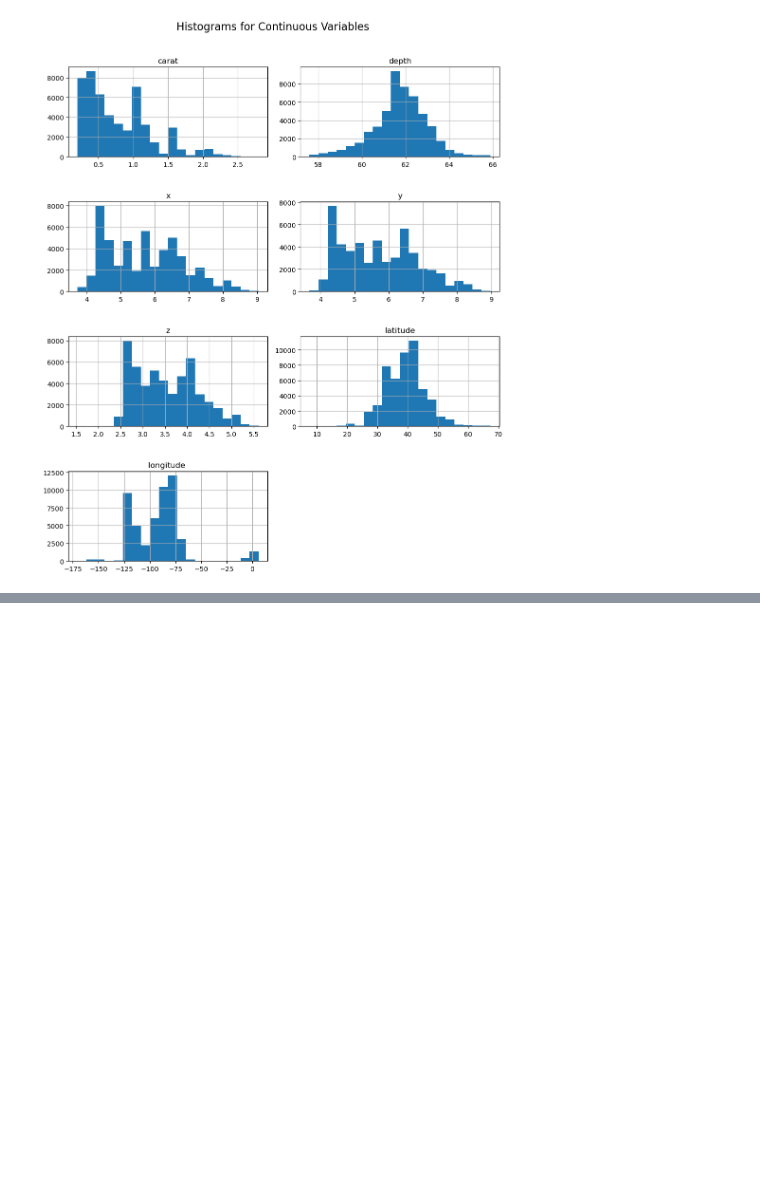
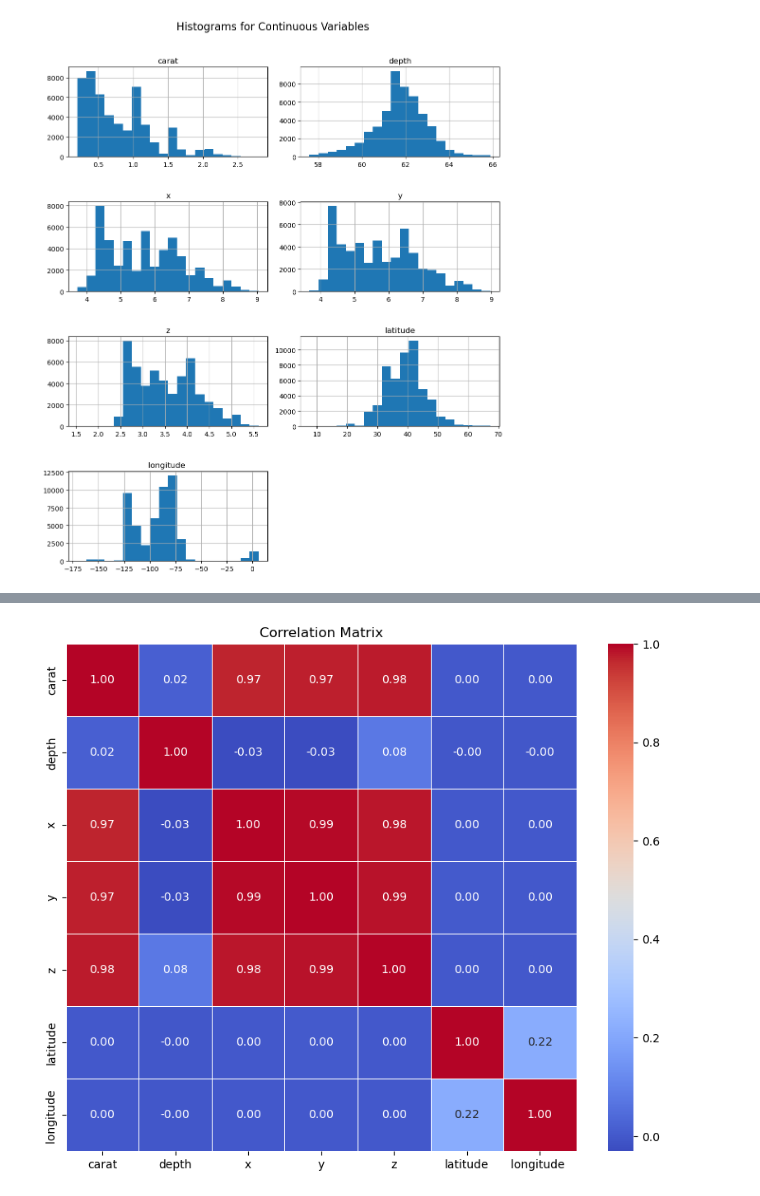
Before and after one commit to RafaCanedo23/The-lapidarist-problem, a Jupyter notebook: data_preprocessing.ipynb, the cells around one changed output, grey strips where cells are left out. Drawn from its saved outputs; the diff is of its cells as text; code cells hidden in the pictures; blank space fills up the shorter version.

```diff
--- a/data_preprocessing.ipynb
+++ b/data_preprocessing.ipynb
@@ -322,0 +336,6 @@ plot_distributions(data_without_outliers, data_without_outliers.drop(['price', '
+# %%
+# Checking multicollinearity
+plot_correlation_matrix(data_without_outliers,
+                        data_without_outliers.drop(['price', 'cut', 'color', 'clarity', 'table'], axis=1).columns)
+# %% [output]
+[figure, added]
```
Also changed, not shown: parts of 11 cells of this notebook, 6 other files.
